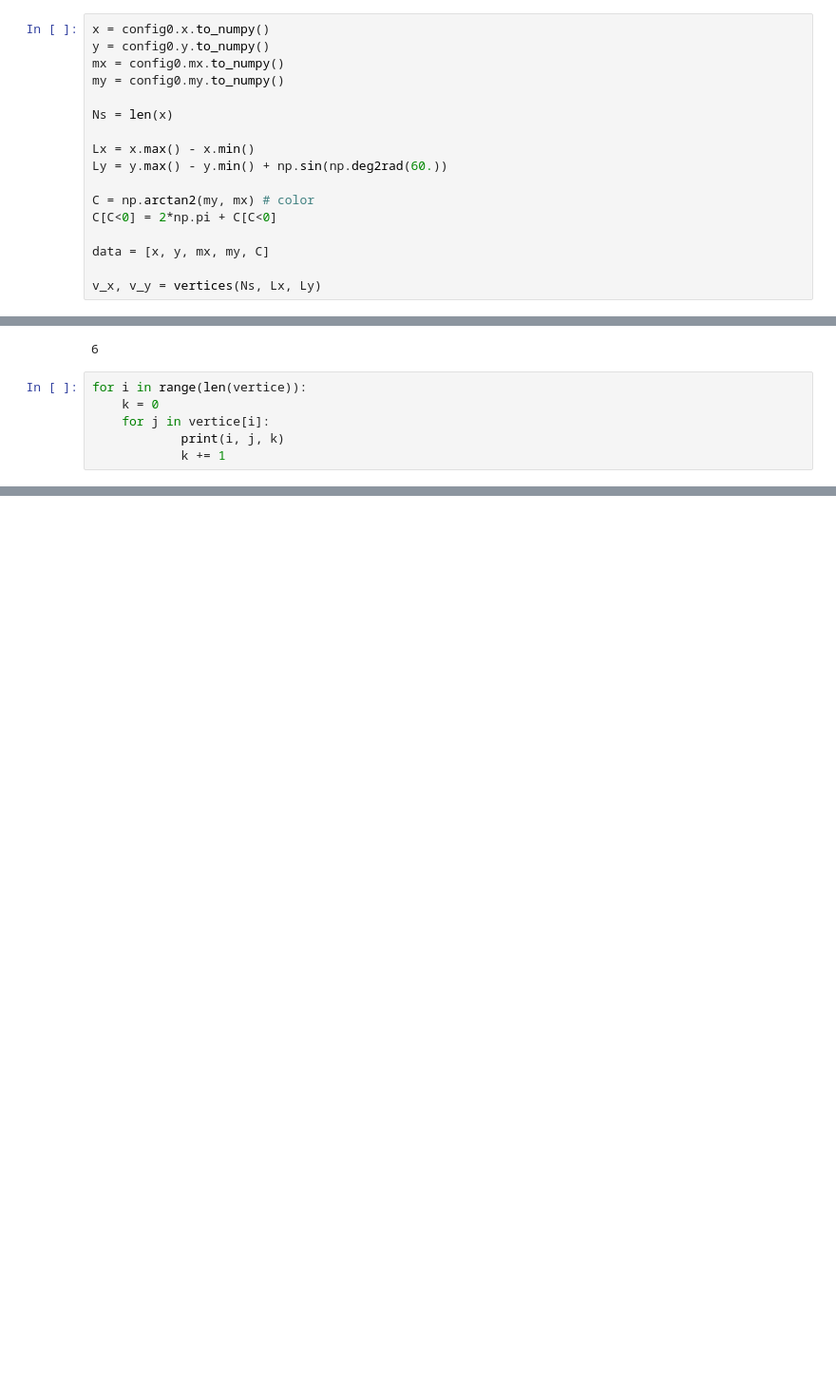
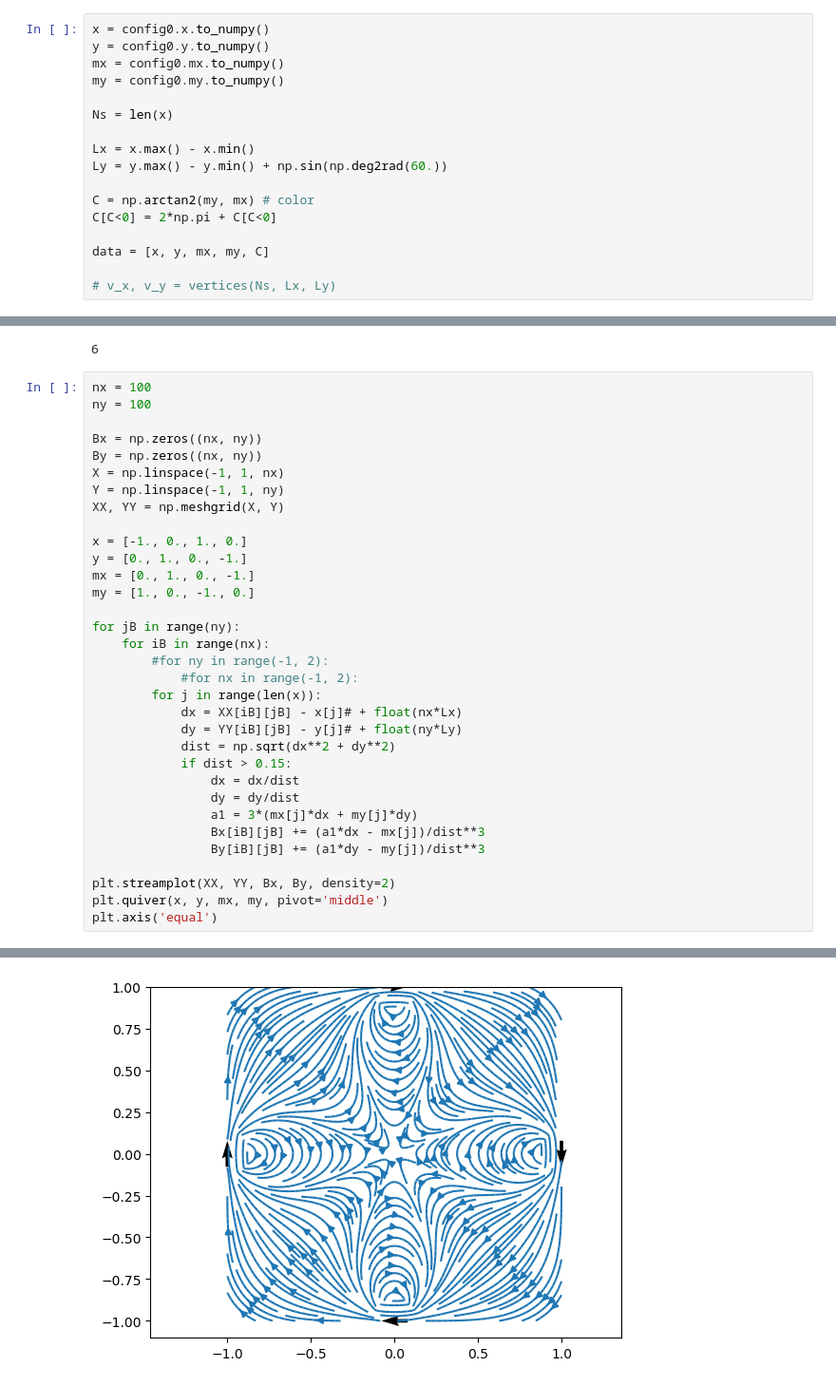
Before and after one commit to DaviphysicUFMG/analise_vertices, a Jupyter notebook: main_nOOP.ipynb, the cells around one changed output, grey strips where cells are left out. Shown at 95% size. Cells and saved outputs as stored; diff of their text form; blank space fills up the shorter version.

```diff
--- a/main_nOOP.ipynb
+++ b/main_nOOP.ipynb
@@ -91,4 +91,4 @@ C[C<0] = 2*np.pi + C[C<0]
 
 data = [x, y, mx, my, C]
 
-v_x, v_y = vertices(Ns, Lx, Ly)
+# v_x, v_y = vertices(Ns, Lx, Ly)
@@ -165,9 +206,36 @@ len(vertice[2])
 # %% [output]
 6
 # %%
-for i in range(len(vertice)):
-    k = 0
-    for j in vertice[i]:
-            print(i, j, k)
-            k += 1
+nx = 100
+ny = 100
+
+Bx = np.zeros((nx, ny))
+By = np.zeros((nx, ny))
+X = np.linspace(-1, 1, nx)
+Y = np.linspace(-1, 1, ny)
+XX, YY = np.meshgrid(X, Y)
+
+x = [-1., 0., 1., 0.]
+y = [0., 1., 0., -1.]
+mx = [0., 1., 0., -1.]
+my = [1., 0., -1., 0.]
+
+for jB in range(ny):
+    for iB in range(nx):
+        #for ny in range(-1, 2):
+            #for nx in range(-1, 2):
+        for j in range(len(x)):
+            dx = XX[iB][jB] - x[j]# + float(nx*Lx)
+            dy = YY[iB][jB] - y[j]# + float(ny*Ly)
+            dist = np.sqrt(dx**2 + dy**2)
+            if dist > 0.15:
+                dx = dx/dist
+                dy = dy/dist
+                a1 = 3*(mx[j]*dx + my[j]*dy)
+                Bx[iB][jB] += (a1*dx - mx[j])/dist**3
+                By[iB][jB] += (a1*dy - my[j])/dist**3
+
+plt.streamplot(XX, YY, Bx, By, density=2)
+plt.quiver(x, y, mx, my, pivot='middle')
+plt.axis('equal')
 # %% [output]
@@ -190,0 +243 @@ for i in range(len(vertice)):
+[figure, added]
```
Also changed, not shown: parts of 6 cells of this notebook, 2 other files.
